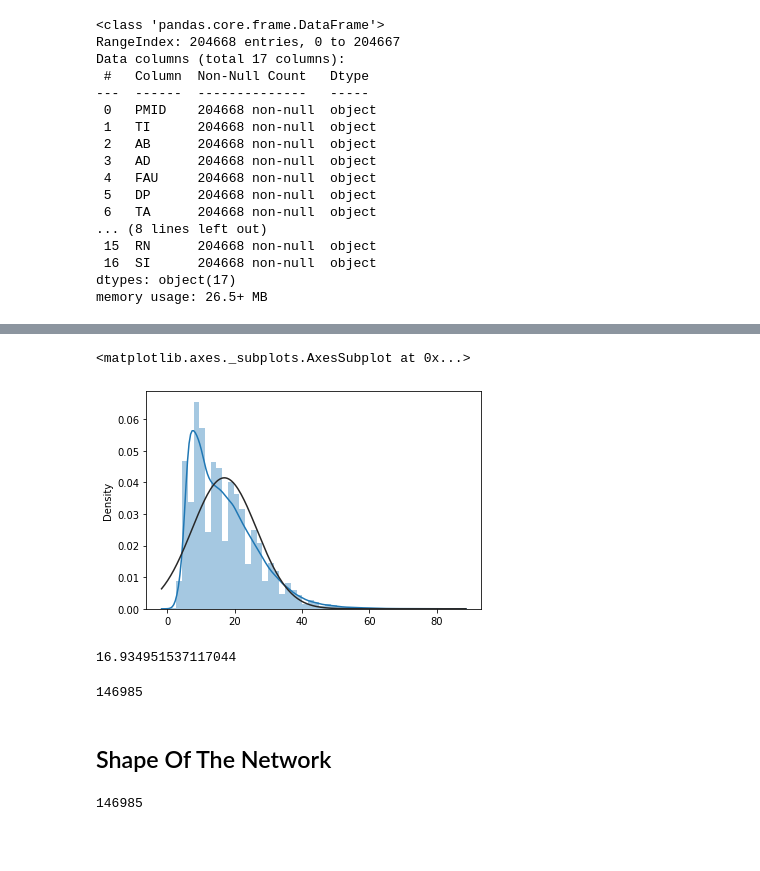
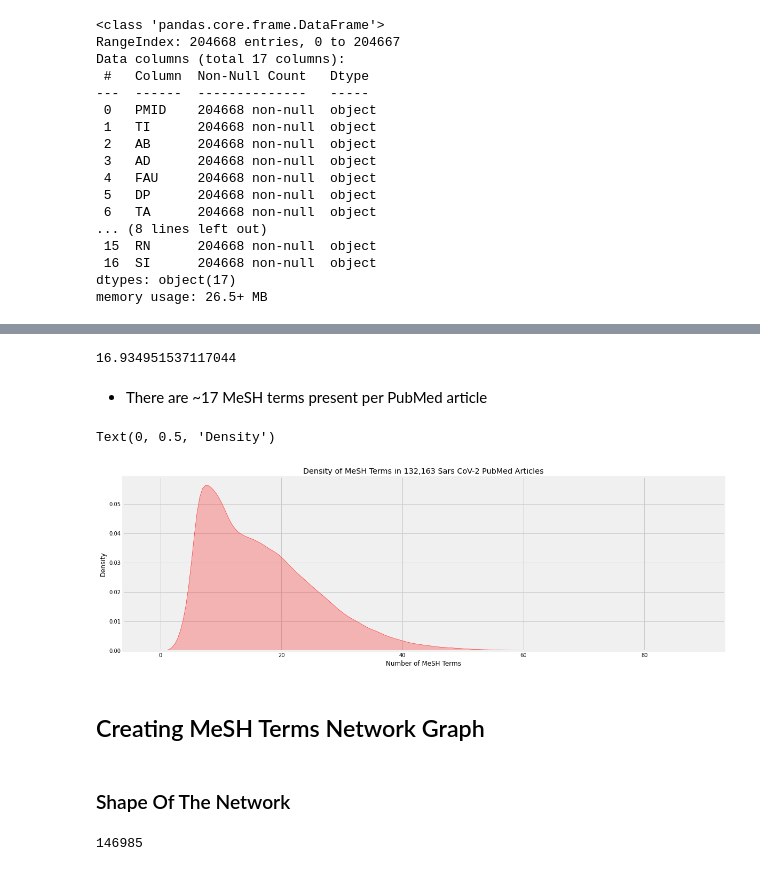
Before and after one commit to akshayonly/twohundredthousand-covid-19-literature, a Jupyter notebook: sars_cov_2_pubmed_mesh_terms_network_analysis_viz.ipynb, the cells around one changed output, grey strips where cells are left out. Cells and saved outputs as stored; diff of their text form; code cells hidden in the pictures; blank space fills up the shorter version.

```diff
--- a/sars_cov_2_pubmed_mesh_terms_network_analysis_viz.ipynb
+++ b/sars_cov_2_pubmed_mesh_terms_network_analysis_viz.ipynb
@@ -10 +3,22 @@ import matplotlib.pyplot as plt
+# %%
+# data handling
+import pandas as pd
+import numpy as np
+
+# plotting
+import seaborn as sns
+import matplotlib.pyplot as plt
+
+# netowrk analyis
+import networkx as nx
+
+# miscellaneous
+from scipy.stats import norm
+from tqdm import tqdm
+from operator import itemgetter
+
+import warnings
+warnings.filterwarnings("ignore")
+
+plt.style.use('fivethirtyeight')
 # %%
@@ -104,5 +107,7 @@ Name: MH, Length: 132163, dtype: object
 # %%
-def noMeshTerms(entry):
+def mesh_count(entry):
+  '''Returns the count of total terms present
+  '''
   temp = []
   for terms in entry.split(';'):
     for term in terms.split('/'):
@@ -118,11 +120,0 @@ from scipy.stats import norm
-# %%
-sns.distplot(term_count, fit=norm, kde=True)
-# %% [output]
-<matplotlib.axes._subplots.AxesSubplot at 0x...>
-[figure, removed]
-# %%
-import numpy as np
-
-np.mean(term_count)
-# %% [output]
-16.934951537117044
@@ -131,3 +121,24 @@ entry = data_mesh_present.MH[2]
+# %%
+np.mean(term_count)
+# %% [output]
+16.934951537117044
+# %% [markdown]
+- There are ~17 MeSH terms present per PubMed article
+# %%
+plt.rcParams['figure.figsize'] = [18, 6]
+
+sns.kdeplot(term_count, shade=True, color="r")
+
+plt.title(f"Density of MeSH Terms in {mesh_entries} Sars CoV-2 PubMed Articles")
+
+plt.xlabel('Number of MeSH Terms')
+
+plt.ylabel('Density')
+# %% [output]
+Text(0, 0.5, 'Density')
+[figure, added]
+# %% [markdown]
+## Creating MeSH Terms Network Graph
 # %%
 G = nx.Graph()
 
@@ -162,12 +173,8 @@ for pmid, entry in zip(data_mesh_present.PMID, data_mesh_present.MH):
         else:
           G.add_node(term)
           G.add_edge(main_node, term)
-# %%
-G.number_of_nodes()
-# %% [output]
-146985
 # %% [markdown]
-## Shape Of The Network
+### Shape Of The Network
 # %%
 G.number_of_nodes()
 # %% [output]
```
Also changed, not shown: parts of 32 cells of this notebook.
